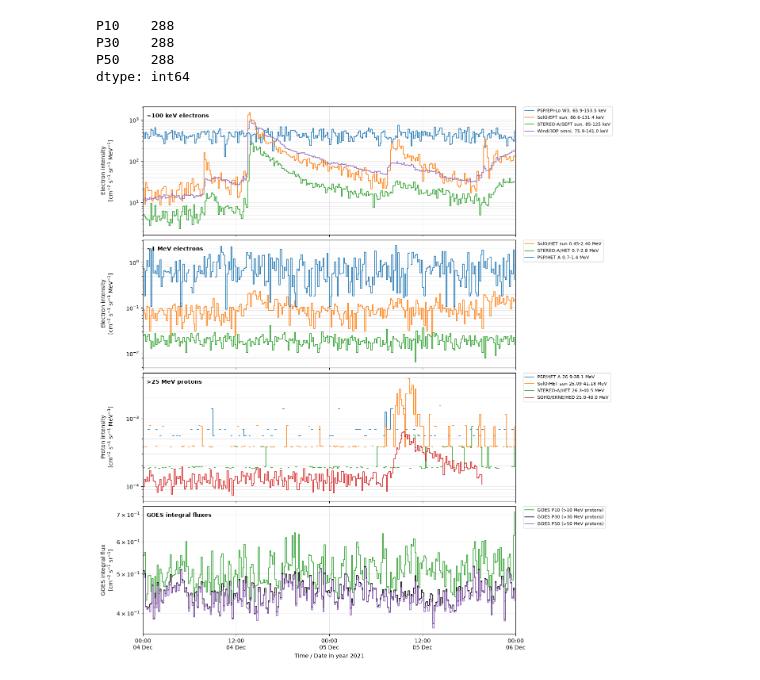
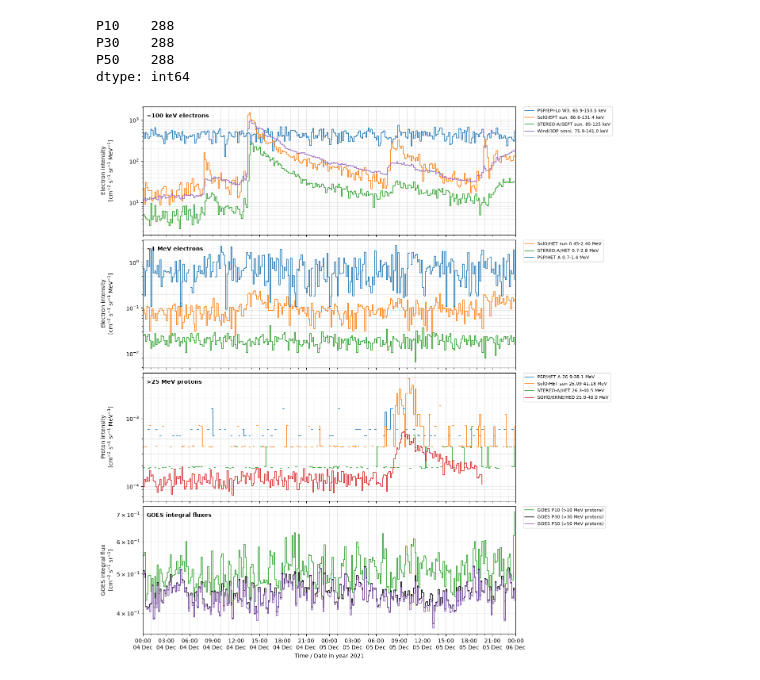
Before and after one commit to namccormick/coseecat_dr1, a Jupyter notebook: Multispacecraft_plot_SERPENTINE_GOES.ipynb, the cells around one changed output. Saved outputs shown, nothing was run; the diff lists cells and outputs as text; code cells hidden in the pictures.

Commit message:
Plot of SERPENTINE and GOES data for CoSEE-cat event 19032022.

```diff
--- a/Multispacecraft_plot_SERPENTINE_GOES.ipynb
+++ b/Multispacecraft_plot_SERPENTINE_GOES.ipynb
@@ -366,32 +366,33 @@ for ax, (series, ylabel, title) in zip(axes, panels):
 #for sc, ev in events.items():
 #    axes[0].axvline(pd.Timestamp(ev["onset"]),     color=COLOURS[sc], ls="-", lw=1.2)
 #    axes[0].axvline(pd.Timestamp(ev["peak_time"]), color=COLOURS[sc], ls=":", lw=1.5)
 #axes[0].plot([], [], color="grey", ls="-", label="Onset time")
 #axes[0].plot([], [], color="grey", ls=":", label="Peak flux")
 
 # ------------------------------------------------------------
 # NEW: GOES panel (integral fluxes)
 # ------------------------------------------------------------
 ax_g = axes[3]
 styles = {"P10": ("tab:green", "-"), "P30": ("k", "-"),
           "P50": ("tab:purple", "-"),  "E2_0": ("tab:red", "--")}
 for col, lab in goes_channels.items():
     colr, ls = styles[col]
     ax_g.step(goes10.index, goes10[col], where="post", color=colr, ls=ls, lw=1.2, label=lab)
 ax_g.set_yscale("log")
 ax_g.set_ylabel("GOES integral flux\n" r"[cm$^{-2}$ s$^{-1}$ sr$^{-1}$]")
 ax_g.grid(alpha=0.3, which="both")
 ax_g.text(0.01, 0.95, "GOES integral fluxes",
           transform=ax_g.transAxes, va="top", fontweight="bold")
 
 for ax in axes:
     ax.legend(loc="upper left", bbox_to_anchor=(1.02, 1), borderaxespad=0, fontsize=8)
 
 axes[-1].set_xlim(START, END)
-axes[-1].xaxis.set_major_locator(mdates.HourLocator(interval=12))
+axes[-1].xaxis.set_major_locator(mdates.HourLocator(interval=3))
+axes[-1].xaxis.set_minor_locator(mdates.HourLocator(interval=1))
 axes[-1].xaxis.set_major_formatter(mdates.DateFormatter("%H:%M\n%d %b"))
 axes[-1].set_xlabel(f"Time / Date in year {START.year}")
 fig.align_ylabels(axes)
 plt.show()
 # %% [output]
-[figure, old version]
+[figure, new version]
```
